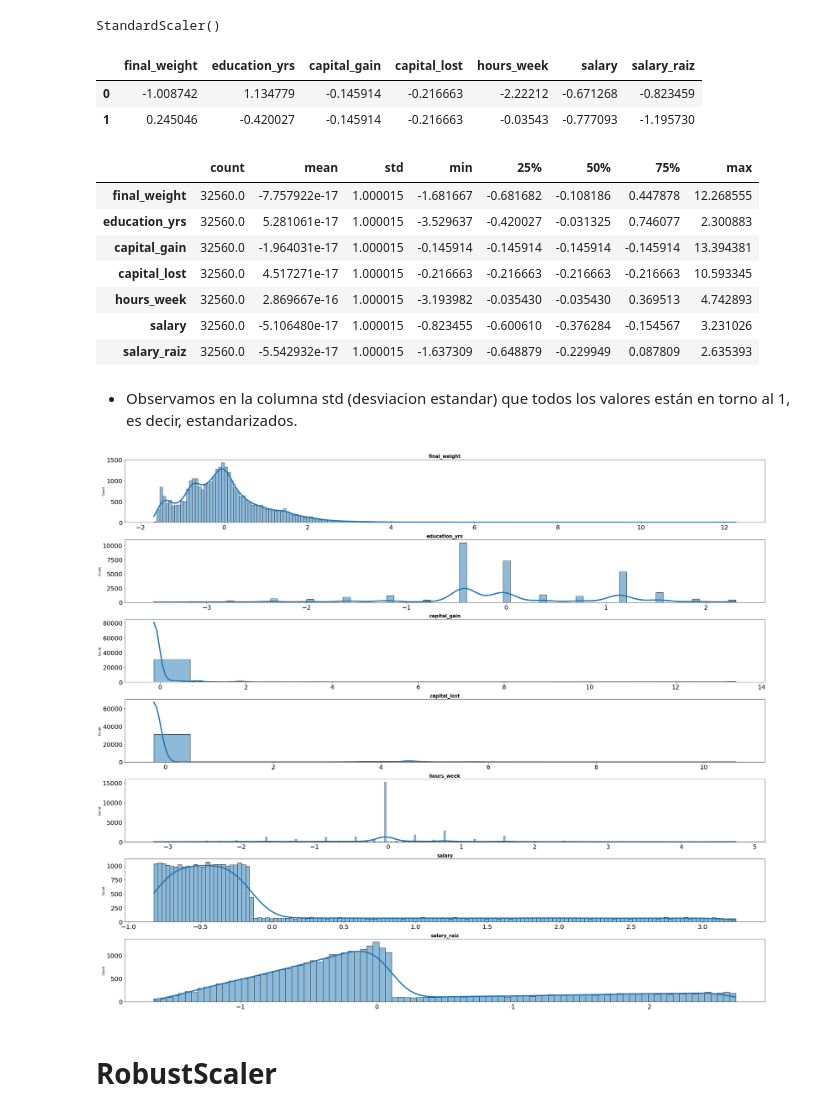
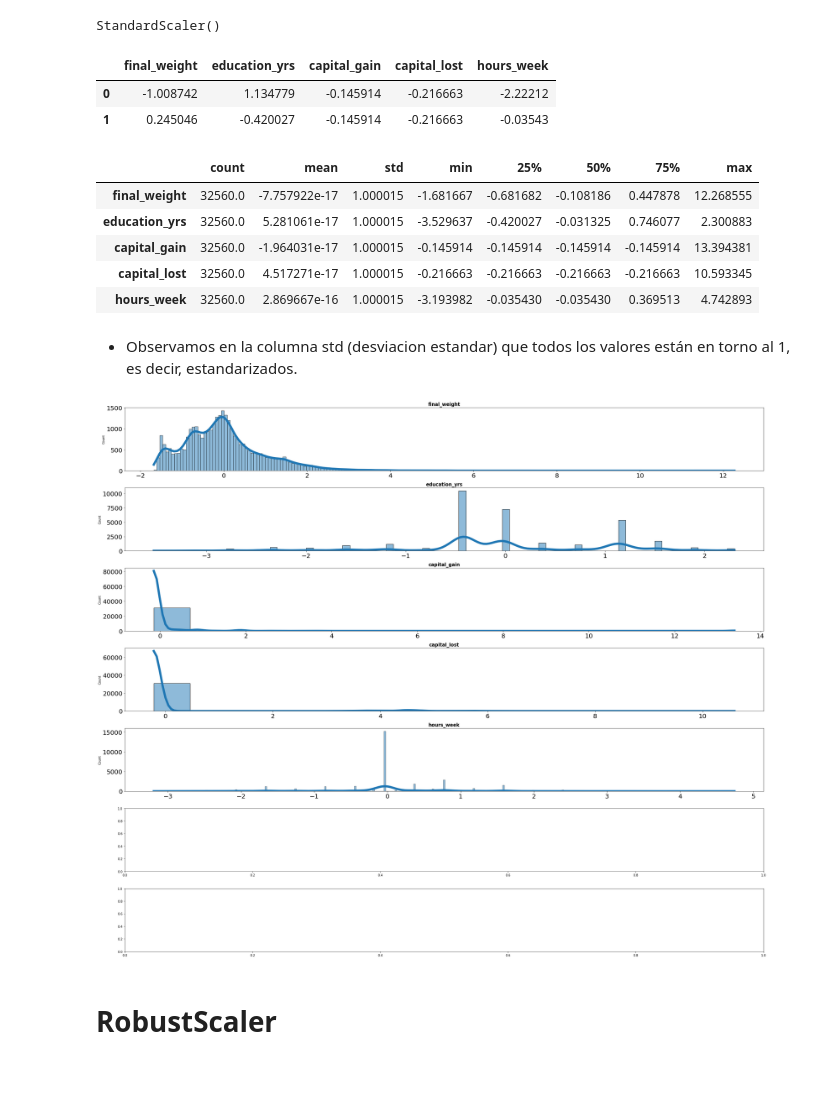
Before and after one commit to natigl/DA-bootcamp-MachineLearning, a Jupyter notebook: regresion_lineal/pp-estandarizacion.ipynb, the cells around one changed output. Saved outputs shown, nothing was run; the diff lists cells and outputs as text; code cells hidden in the pictures; blank space fills up the shorter version.

```diff
--- a/regresion_lineal/pp-estandarizacion.ipynb
+++ b/regresion_lineal/pp-estandarizacion.ipynb
@@ -52,2 +52,2 @@ numericas.head()
 # %%
-#numericas.drop(["salary", "salary_log"], axis = 1, inplace = True)
+numericas.drop(["salary", "salary_log"], axis = 1, inplace = True)
@@ -77,9 +75,9 @@ numericas_escaladas = scaler.transform(numericas)
 numericas_estandar = pd.DataFrame(numericas_escaladas, columns = numericas.columns)
 numericas_estandar.head(2)
 # %% [output]
-|  | final_weight | education_yrs | capital_gain | capital_lost | hours_week | salary | salary_raiz |
-| 0 | -1.008742 | 1.134779 | -0.145914 | -0.216663 | -2.22212 | -0.671268 | -0.823459 |
-| 1 | 0.245046 | -0.420027 | -0.145914 | -0.216663 | -0.03543 | -0.777093 | -1.195730 |
+|  | final_weight | education_yrs | capital_gain | capital_lost | hours_week |
+| 0 | -1.008742 | 1.134779 | -0.145914 | -0.216663 | -2.22212 |
+| 1 | 0.245046 | -0.420027 | -0.145914 | -0.216663 | -0.03543 |
 # %%
 numericas_estandar.describe().T
 # %% [output]
@@ -89,34 +87,32 @@ numericas_estandar.describe().T
 | capital_gain | 32560.0 | -1.964031e-17 | 1.000015 | -0.145914 | -0.145914 | -0.145914 | -0.145914 | 13.394381 |
 | capital_lost | 32560.0 | 4.517271e-17 | 1.000015 | -0.216663 | -0.216663 | -0.216663 | -0.216663 | 10.593345 |
 | hours_week | 32560.0 | 2.869667e-16 | 1.000015 | -3.193982 | -0.035430 | -0.035430 | 0.369513 | 4.742893 |
-| salary | 32560.0 | -5.106480e-17 | 1.000015 | -0.823455 | -0.600610 | -0.376284 | -0.154567 | 3.231026 |
-| salary_raiz | 32560.0 | -5.542932e-17 | 1.000015 | -1.637309 | -0.648879 | -0.229949 | 0.087809 | 2.635393 |
 # %% [markdown]
 - Observamos en la columna std (desviacion estandar) que todos los valores están en torno al 1, es decir, estandarizados.
 # %%
 fig, axes = plt.subplots(nrows = 7, ncols = 1, figsize = (30, 25))
 
 columnas_estandar = numericas_estandar.columns
 axes = axes.flat
 
 
 for i, colum in enumerate(columnas_estandar):
     sns.histplot(
         data = numericas_estandar,
         x = colum,
         kde = True,
-        line_kws = {"linewidth": 4},
+        line_kws = {"linewidth": 7},
         alpha = 0.5,
         ax = axes[i])
 
 
     axes[i].set_title(colum, fontsize = 15, fontweight = "bold")
     axes[i].tick_params(labelsize = 20)
     axes[i].set_xlabel("")
 
 fig.tight_layout()
 # %% [output]
-[figure, old version]
+[figure, new version]
 # %% [markdown]
 # RobustScaler
 # %%
```
Also changed, not shown: parts of 5 cells of this notebook, 16 other files.
